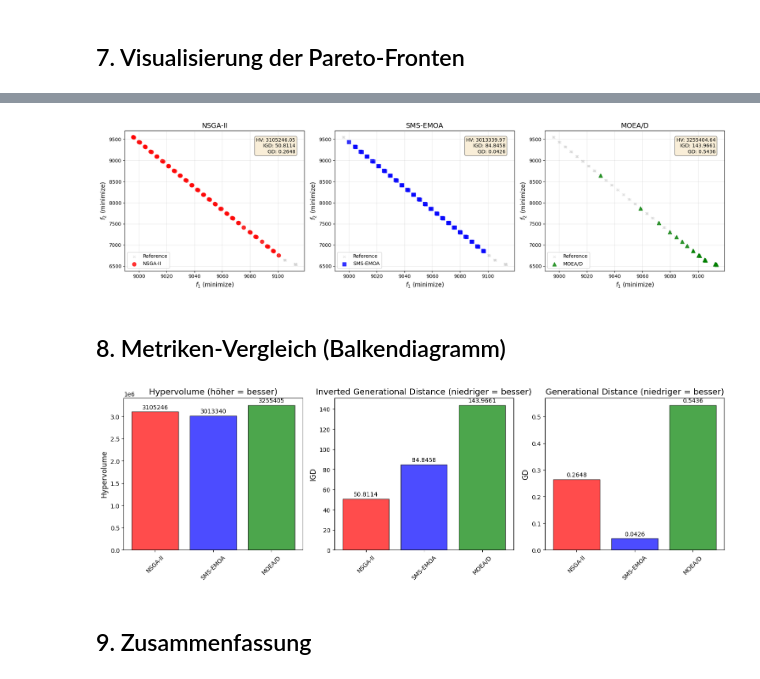
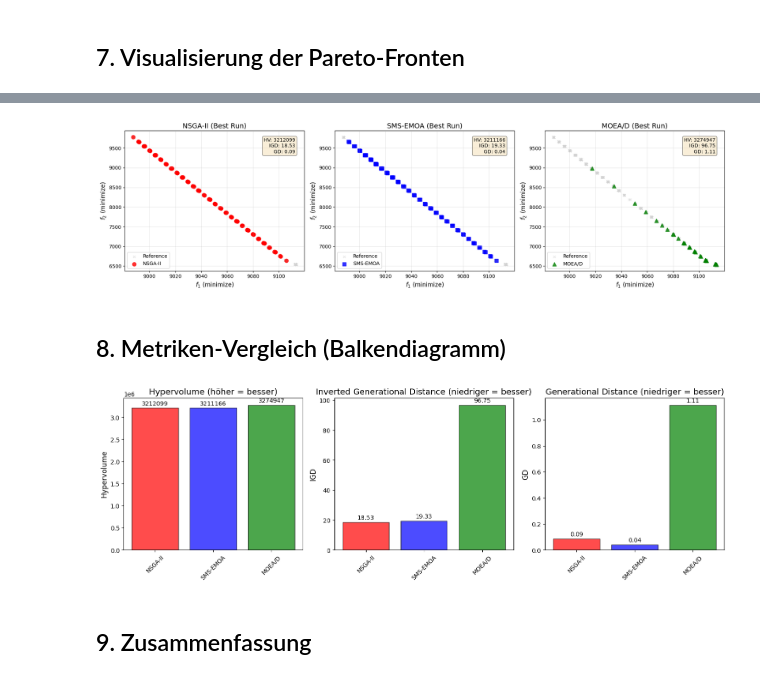
Before and after one commit to SimonLuttmann/odm_group11, a Jupyter notebook: sheet6/moo_algorithm_comparison.ipynb, the cells around one changed output, grey strips where cells are left out. Saved outputs shown, nothing was run; the diff lists cells and outputs as text; code cells hidden in the pictures.

Commit message:
full notebook with evaluations and metrics (again vibecoded the shit out of this)

```diff
--- a/sheet6/moo_algorithm_comparison.ipynb
+++ b/sheet6/moo_algorithm_comparison.ipynb
@@ -98,12 +98,16 @@ Wir definieren die drei MOO-Algorithmen mit vergleichbaren Parametern:
 - **SMS-EMOA**: Verwendet Hypervolume-Beitrag als Selektionskriterium
 - **MOEA/D**: Zerlegt das Problem mittels Tchebycheff-Skalarisierung
 # %%
-POP_SIZE = 50
-N_GENERATIONS = 50
+POP_SIZE = 100
+N_GENERATIONS = 100
+N_RUNS = 5
 
 TERMINATION = get_termination("n_gen", N_GENERATIONS)
 
 print(f"Population Size: {POP_SIZE}")
 print(f"Number of Generations: {N_GENERATIONS}")
-print(f"Seed: {SEED}")
+print(f"Number of Runs per Algorithm: {N_RUNS}")
+print(f"Base Seed: {SEED}")
+print(f"Expected evaluations per run: ~{POP_SIZE * N_GENERATIONS}")
+print(f"Expected total evaluations: ~{POP_SIZE * N_GENERATIONS * N_RUNS * 3}")
 # %% [output]
@@ -215,21 +556,3 @@ Number of non-dominated solutions: 50
 2. **Inverted Generational Distance (IGD)**: Mittlere Distanz von der Referenzmenge zur approximierten Menge. Misst sowohl Konvergenz als auch Diversität. **Niedriger ist besser.**
 
 3. **Generational Distance (GD)**: Mittlere Distanz von der approximierten Menge zur Referenzmenge. Misst primär Konvergenz. **Niedriger ist besser.**
-# %%
-all_fronts = np.vstack([r['F'] for r in results.values()])
-
-def get_nondominated(F):
-    is_dominated = np.zeros(len(F), dtype=bool)
-    for i in range(len(F)):
-        for j in range(len(F)):
-            if i != j:
-                if np.all(F[j] <= F[i]) and np.any(F[j] < F[i]):
-                    is_dominated[i] = True
-                    break
-    return F[~is_dominated]
-
-combined_reference = get_nondominated(all_fronts)
-print(f"Combined reference set size: {len(combined_reference)}")
-
-ref_point = np.array([10000.0, 10000.0])
-print(f"Reference point for Hypervolume: {ref_point}")
@@ -253,0 +559,6 @@ def calculate_metrics(F, reference_set, ref_point):
+# %%
+results = {name: data['best_run'] for name, data in multi_results.items()}
+
+print("Verwende beste Runs für finale Visualisierung und Analyse:")
+for name, run in results.items():
+    print(f"  {name}: Run {run['run_id']+1} (Seed={run['seed']}, HV={HV(ref_point=REF_POINT)(run['F']):.0f})")
@@ -254,9 +570,12 @@ def calculate_metrics(F, reference_set, ref_point):
 # %%
+# Metriken für die besten Runs berechnen (Funktion calculate_run_metrics ist bereits definiert)
 metrics_results = {}
 
 for name, data in results.items():
-    metrics = calculate_metrics(data['F'], combined_reference, ref_point)
+    metrics = calculate_run_metrics(data['F'], combined_reference)
     metrics['Time (s)'] = data['time']
     metrics['Evaluations'] = data['evaluations']
     metrics['Solutions'] = len(data['F'])
     metrics_results[name] = metrics
+
+print(f"Metriken berechnet für {len(metrics_results)} Algorithmen")
@@ -367,21 +690,21 @@ for idx, (name, data) in enumerate(results.items()):
                s=60)
 
     metrics = metrics_results[name]
-    info_text = f"HV: {metrics['Hypervolume']:.2f}\nIGD: {metrics['IGD']:.4f}\nGD: {metrics['GD']:.4f}"
+    info_text = f"HV: {metrics['HV']:.0f}\nIGD: {metrics['IGD']:.2f}\nGD: {metrics['GD']:.2f}"
     ax.text(0.95, 0.95, info_text, transform=ax.transAxes, fontsize=10,
             verticalalignment='top', horizontalalignment='right',
             bbox=dict(boxstyle='round', facecolor='wheat', alpha=0.5))
 
     ax.set_xlabel('$f_1$ (minimize)', fontsize=12)
     ax.set_ylabel('$f_2$ (minimize)', fontsize=12)
-    ax.set_title(f'{name}', fontsize=14)
+    ax.set_title(f'{name} (Best Run)', fontsize=14)
     ax.legend(loc='lower left')
     ax.grid(True, alpha=0.3)
 
 plt.tight_layout()
 plt.show()
 # %% [output]
-[figure, old version]
+[figure, new version]
 # %% [markdown]
 ## 8. Metriken-Vergleich (Balkendiagramm)
 # %%
@@ -391,39 +714,39 @@ algorithms = list(results.keys())
 bar_colors = [colors[alg] for alg in algorithms]
 
 ax1 = axes[0]
-hv_values = [metrics_results[alg]['Hypervolume'] for alg in algorithms]
+hv_values = [metrics_results[alg]['HV'] for alg in algorithms]
 bars1 = ax1.bar(algorithms, hv_values, color=bar_colors, alpha=0.7, edgecolor='black')
 ax1.set_ylabel('Hypervolume', fontsize=12)
 ax1.set_title('Hypervolume (höher = besser)', fontsize=14)
 ax1.tick_params(axis='x', rotation=45)
 for bar, val in zip(bars1, hv_values):
     ax1.text(bar.get_x() + bar.get_width()/2, bar.get_height() + max(hv_values)*0.01,
              f'{val:.0f}', ha='center', va='bottom', fontsize=10)
 
 ax2 = axes[1]
 igd_values = [metrics_results[alg]['IGD'] for alg in algorithms]
 bars2 = ax2.bar(algorithms, igd_values, color=bar_colors, alpha=0.7, edgecolor='black')
 ax2.set_ylabel('IGD', fontsize=12)
 ax2.set_title('Inverted Generational Distance (niedriger = besser)', fontsize=14)
 ax2.tick_params(axis='x', rotation=45)
 for bar, val in zip(bars2, igd_values):
     ax2.text(bar.get_x() + bar.get_width()/2, bar.get_height() + max(igd_values)*0.01,
-             f'{val:.4f}', ha='center', va='bottom', fontsize=10)
+             f'{val:.2f}', ha='center', va='bottom', fontsize=10)
 
 ax3 = axes[2]
 gd_values = [metrics_results[alg]['GD'] for alg in algorithms]
 bars3 = ax3.bar(algorithms, gd_values, color=bar_colors, alpha=0.7, edgecolor='black')
 ax3.set_ylabel('GD', fontsize=12)
 ax3.set_title('Generational Distance (niedriger = besser)', fontsize=14)
 ax3.tick_params(axis='x', rotation=45)
 for bar, val in zip(bars3, gd_values):
     ax3.text(bar.get_x() + bar.get_width()/2, bar.get_height() + max(gd_values)*0.01,
-             f'{val:.4f}', ha='center', va='bottom', fontsize=10)
+             f'{val:.2f}', ha='center', va='bottom', fontsize=10)
 
 plt.tight_layout()
 plt.show()
 # %% [output]
-[figure, old version]
+[figure, new version]
 # %% [markdown]
 ## 9. Zusammenfassung
 # %%
```
Also changed, not shown: parts of 33 cells of this notebook.
